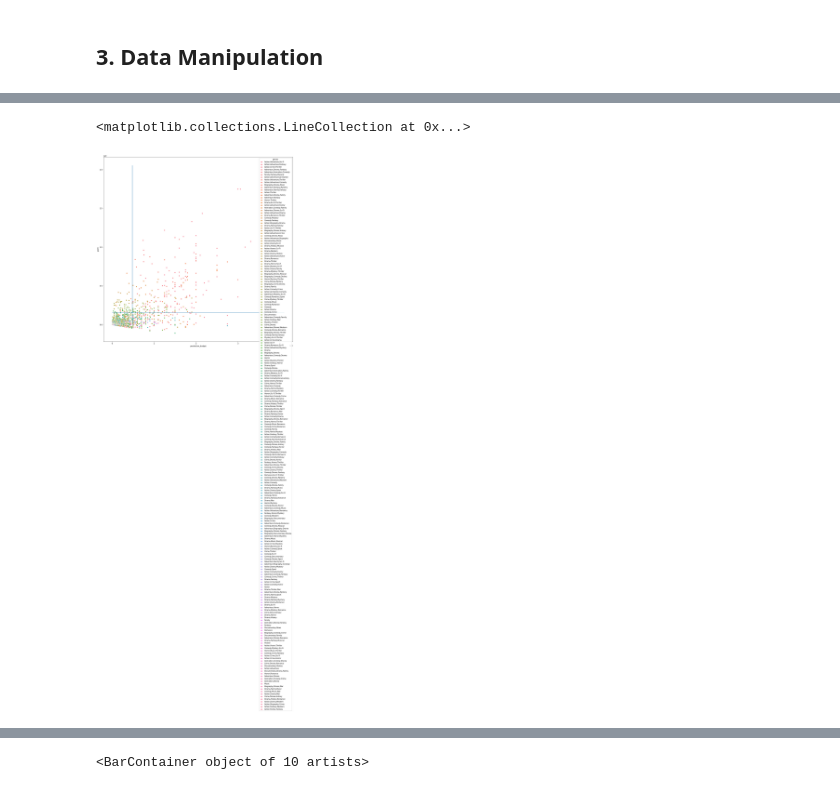
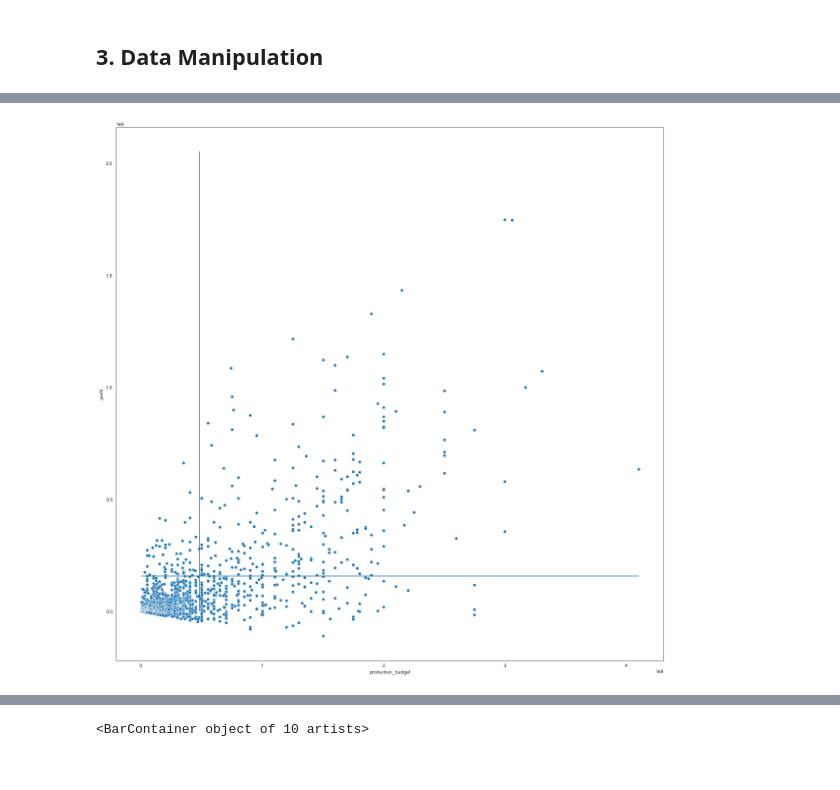
Before and after one commit to anguyen61191/MovieDataProject, a Jupyter notebook: MovieData.ipynb, the cells around one changed output, grey strips where cells are left out. Saved outputs shown, nothing was run; the diff lists cells and outputs as text; code cells hidden in the pictures.

```diff
--- a/MovieData.ipynb
+++ b/MovieData.ipynb
@@ -409,0 +394,3 @@ df_Numbers_IMDB_BOM
+# %%
+df_Numbers_IMDB_BOM= pd.read_csv("zippedData/IMDB_BOM_Numbers_merged.csv")
+df_Numbers_IMDB_BOM
@@ -578,16 +580,16 @@ df_Numbers_IMDB_BOM.corr(method = "pearson")
 # %%
 #Scatter Plot of production budge vs worldwide gross with genre as legend, come back to fix
 fig, ax = plt.subplots(figsize = (20,20))
 
-sns.scatterplot( x = "production_budget", y = "profit", hue = "genres",
+sns.scatterplot( x = "production_budget", y = "profit",
                 data = df_Numbers_IMDB_BOM.sort_values('profit',ascending = False))
 ax.vlines(df_Numbers_IMDB_BOM["production_budget"].mean(),ymin = df_Numbers_IMDB_BOM["worldwide_gross"].min(),
          ymax = df_Numbers_IMDB_BOM['worldwide_gross'].max())
 ax.hlines(df_Numbers_IMDB_BOM["worldwide_gross"].mean(), xmin = df_Numbers_IMDB_BOM["production_budget"].min(),
          xmax = df_Numbers_IMDB_BOM["production_budget"].max())
+plt.show()
 # %% [output]
-<matplotlib.collections.LineCollection at 0x...>
-[figure, old version]
+[figure, new version]
 # %%
 df_month = df_Numbers_IMDB_BOM.groupby(["month_name"]).mean().reset_index()
 df_month.sort_values("month", inplace = True)
```
Also changed, not shown: parts of 27 cells of this notebook.
